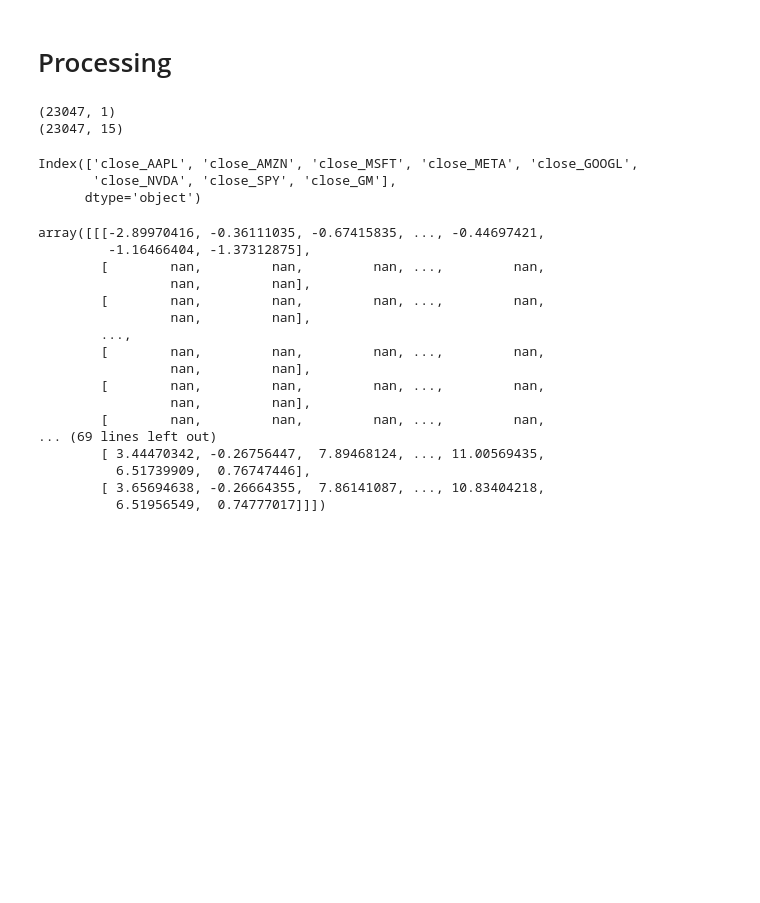
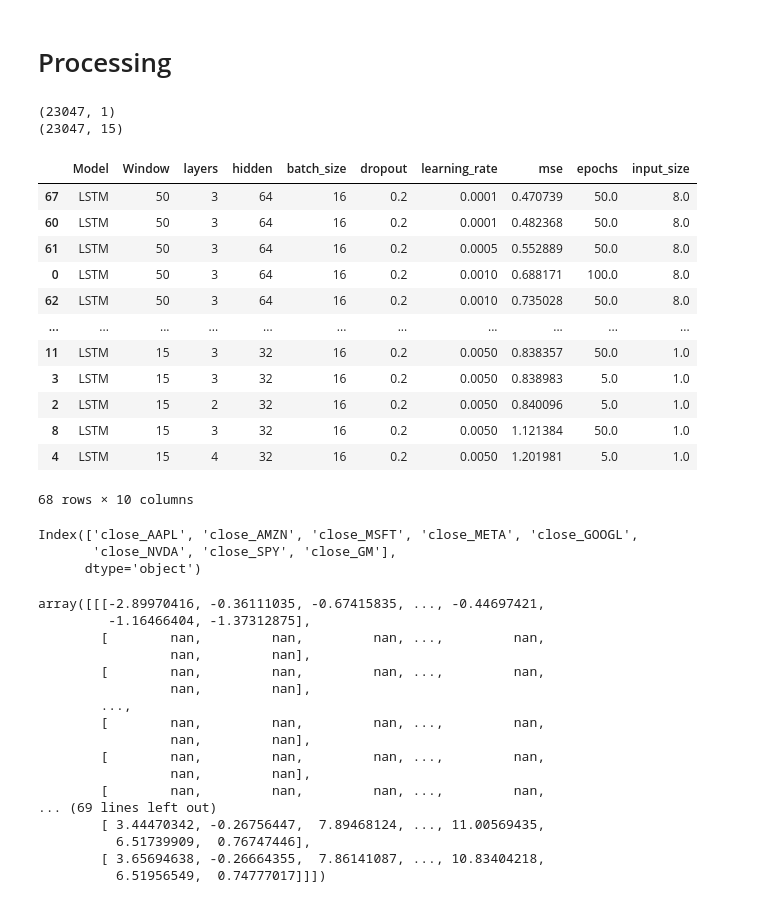
Before and after one commit to paulfav/ts_forecasting, a Jupyter notebook: LSTM.ipynb, the cells around one changed output. Cells and saved outputs as stored; diff of their text form; code cells hidden in the pictures; blank space fills up the shorter version.

```diff
--- a/LSTM.ipynb
+++ b/LSTM.ipynb
@@ -199,6 +199,22 @@ print(np.shape(x))
 # %% [output]
 (23047, 1)
 (23047, 15)
+# %%
+pd.read_csv('results.csv').sort_values(by=['input_size', 'mse'], ascending=[False, True])
+# %% [output]
+|  | Model | Window | layers | hidden | batch_size | dropout | learning_rate | mse | epochs | input_size |
+| 67 | LSTM | 50 | 3 | 64 | 16 | 0.2 | 0.0001 | 0.470739 | 50.0 | 8.0 |
+| 60 | LSTM | 50 | 3 | 64 | 16 | 0.2 | 0.0001 | 0.482368 | 50.0 | 8.0 |
+| 61 | LSTM | 50 | 3 | 64 | 16 | 0.2 | 0.0005 | 0.552889 | 50.0 | 8.0 |
+| 0 | LSTM | 50 | 3 | 64 | 16 | 0.2 | 0.0010 | 0.688171 | 100.0 | 8.0 |
+| 62 | LSTM | 50 | 3 | 64 | 16 | 0.2 | 0.0010 | 0.735028 | 50.0 | 8.0 |
+| ... | ... | ... | ... | ... | ... | ... | ... | ... | ... | ... |
+| 11 | LSTM | 15 | 3 | 32 | 16 | 0.2 | 0.0050 | 0.838357 | 50.0 | 1.0 |
+| 3 | LSTM | 15 | 3 | 32 | 16 | 0.2 | 0.0050 | 0.838983 | 5.0 | 1.0 |
+| 2 | LSTM | 15 | 2 | 32 | 16 | 0.2 | 0.0050 | 0.840096 | 5.0 | 1.0 |
+| 8 | LSTM | 15 | 3 | 32 | 16 | 0.2 | 0.0050 | 1.121384 | 50.0 | 1.0 |
+| 4 | LSTM | 15 | 4 | 32 | 16 | 0.2 | 0.0050 | 1.201981 | 5.0 | 1.0 |
+68 rows × 10 columns
 # %%
 df = pd.read_csv('test_normalised.csv')
 df = df[df.columns[4::6]]
```
Also changed, not shown: parts of 3 cells of this notebook, 4 other files.
